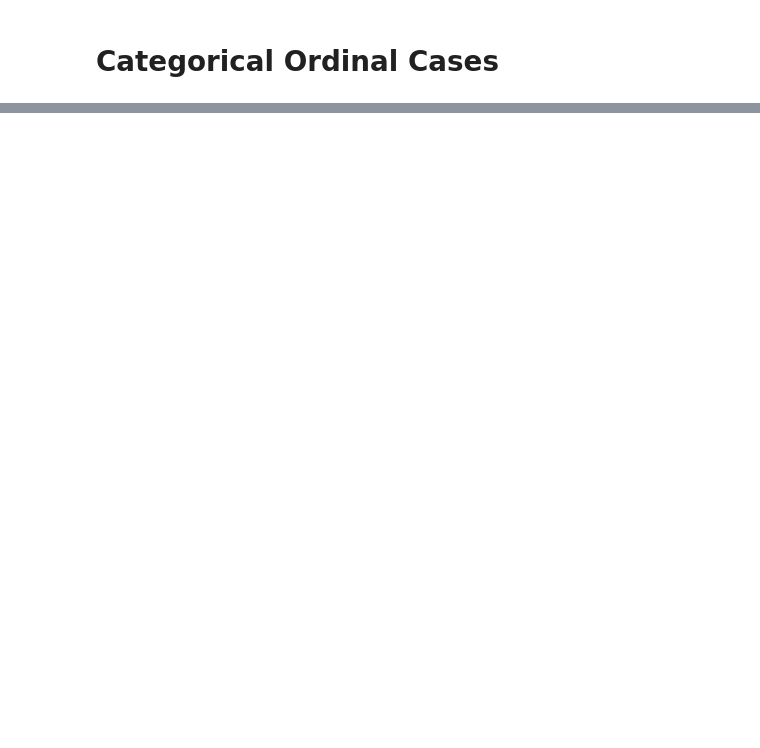
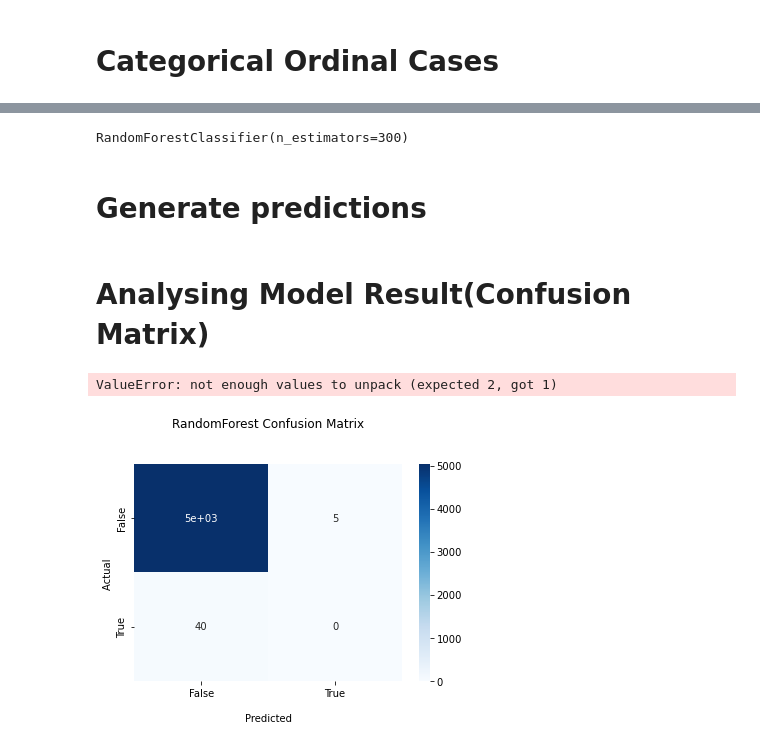
Before and after one commit to LuisFelipeTs/Data_Science_And_Analytics, a Jupyter notebook: Heart_desease_ML_study/data_study.ipynb, the cells around one changed output, grey strips where cells are left out. Cells and saved outputs as stored; diff of their text form; code cells hidden in the pictures; blank space fills up the shorter version.

Commit message:
Trainig and predicting Data with RandomForestClassifier

```diff
--- a/Heart_desease_ML_study/data_study.ipynb
+++ b/Heart_desease_ML_study/data_study.ipynb
@@ -195,0 +196,6 @@ test, validate = train_test_split(test_and_validate, test_size=0.5, random_state
+# %%
+#train, test_and_validate = train_test_split(database_r, test_size=0.2, stratify = database_r['HeartDisease'])
+X_treinamento, X_teste, y_treinamento, y_teste = train_test_split(previsors,
+                                                                  class_,
+                                                                  test_size = 0.3,
+                                                                  random_state = 42, stratify = class_)
@@ -195,0 +205,28 @@ test, validate = train_test_split(test_and_validate, test_size=0.5, random_state
+# %%
+floresta = RandomForestClassifier(n_estimators = 300)
+floresta.fit(X_treinamento, y_treinamento)
+# %% [output]
+RandomForestClassifier(n_estimators=300)
+# %% [markdown]
+# Generate predictions
+# %%
+prevision = floresta.predict(X_teste)
+# %% [markdown]
+# Analysing Model Result(Confusion Matrix)
+# %%
+confusao = confusion_matrix(y_teste, prevision)
+print(confusao)
+correct_t = accuracy_score(y_teste, prevision)
+print(correct_t)
+# %% [output]
+ValueError: not enough values to unpack (expected 2, got 1)
+# %%
+conf_m = sns.heatmap(confusao, annot=True, cmap='Blues')
+conf_m.set_title('RandomForest Confusion Matrix\n\n');
+conf_m.set_xlabel('\nPredicted')
+conf_m.set_ylabel('Actual ');
+conf_m.xaxis.set_ticklabels(['False','True'])
+conf_m.yaxis.set_ticklabels(['False','True'])
+plt.show()
+# %% [output]
+[figure, added]
```
Also changed, not shown: parts of 13 cells of this notebook.
